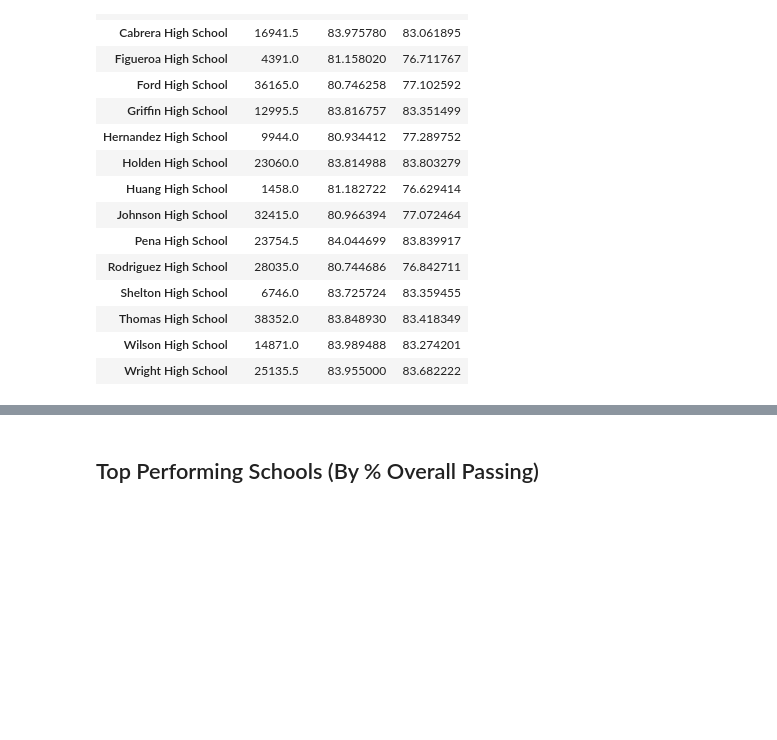
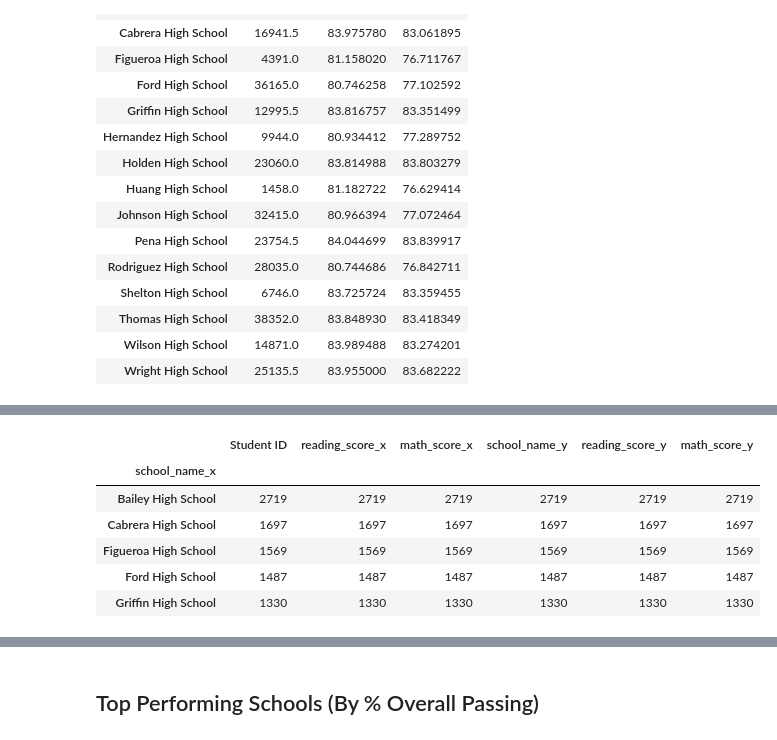
Before and after one commit to mplem8046/pandas-challenge, a Jupyter notebook: PyCitySchools/PyCitySchools_starter-Copy1.ipynb, the cells around one changed output, grey strips where cells are left out. Drawn from its saved outputs; the diff is of its cells as text; code cells hidden in the pictures; blank space fills up the shorter version.

```diff
--- a/PyCitySchools/PyCitySchools_starter-Copy1.ipynb
+++ b/PyCitySchools/PyCitySchools_starter-Copy1.ipynb
@@ -312,0 +335,6 @@ mean_math_read_grp
+# %%
+# The next section is used to calculate overall passing rates
+
+comp_pass_math = comp_math_read.loc[comp_math_read["math_score"] >=70]
+count_pass_math_grp = comp_pass_math.groupby('school_name').count()
+count_pass_math_grp.head()
@@ -312,0 +365,4 @@ mean_math_read_grp
+# %%
+comp_pass_read = comp_math_read.loc[comp_math_read["reading_score"] >=70]
+count_pass_read_grp = comp_pass_read.groupby('school_name').count()
+count_pass_read_grp.head()
@@ -312,0 +391,16 @@ mean_math_read_grp
+# %%
+# determine how many students passed both math & reading using an inner join on student_id, then grouping.
+# Once all merges are complete perform the remaining calculations in the resulting data frame
+#
+
+comp_overall_pass = pd.merge(comp_pass_read, comp_pass_math, on="Student ID",how="inner")
+comp_overall_pass_grp = comp_overall_pass.groupby("school_name_x").count()
+comp_overall_pass_grp.head()
+# %% [output]
+|  | Student ID | reading_score_x | math_score_x | school_name_y | reading_score_y | math_score_y |
+| school_name_x |  |  |  |  |  |  |
+| Bailey High School | 2719 | 2719 | 2719 | 2719 | 2719 | 2719 |
+| Cabrera High School | 1697 | 1697 | 1697 | 1697 | 1697 | 1697 |
+| Figueroa High School | 1569 | 1569 | 1569 | 1569 | 1569 | 1569 |
+| Ford High School | 1487 | 1487 | 1487 | 1487 | 1487 | 1487 |
+| Griffin High School | 1330 | 1330 | 1330 | 1330 | 1330 | 1330 |
```
Also changed, not shown: parts of 30 cells of this notebook.
